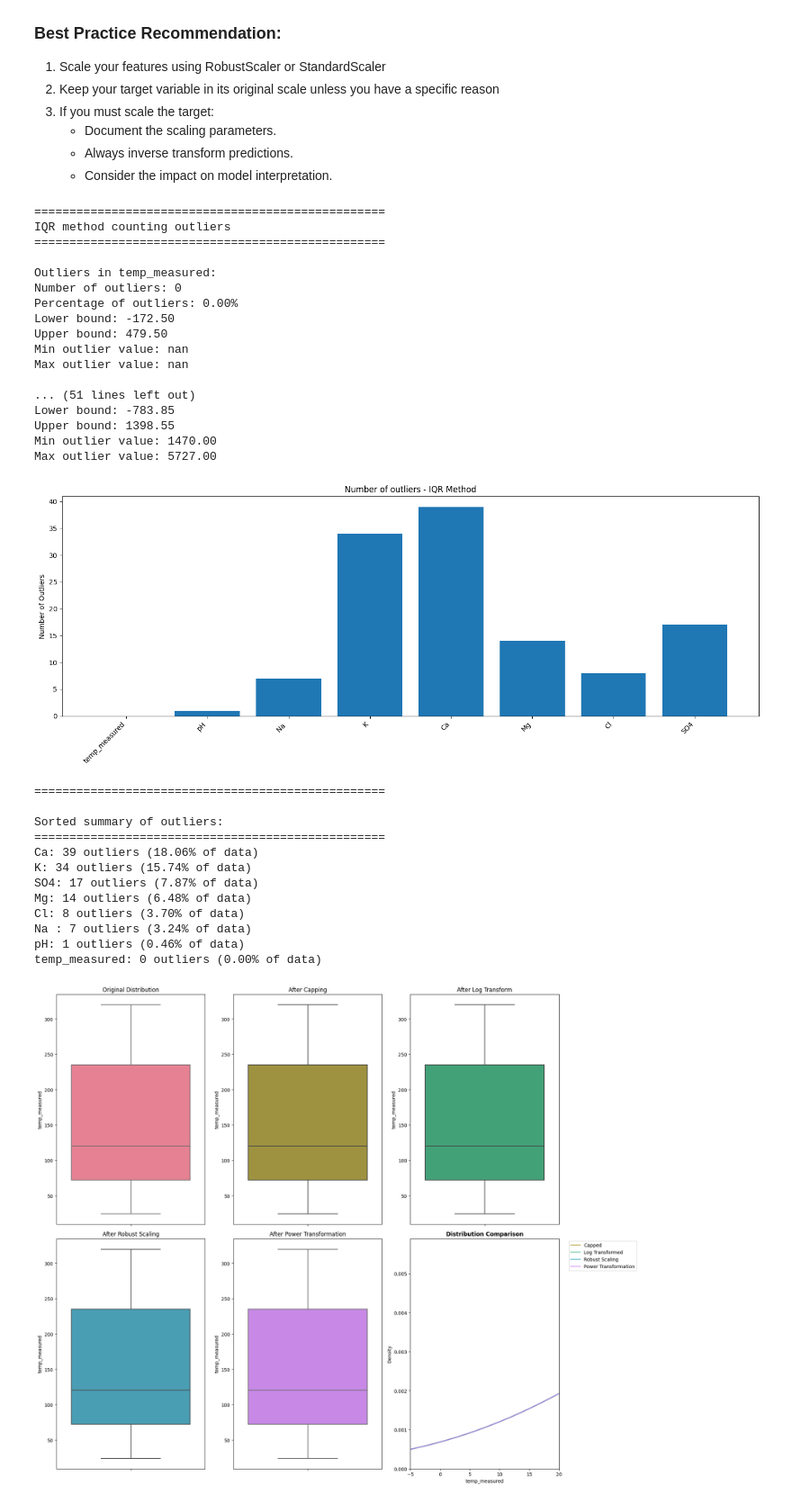
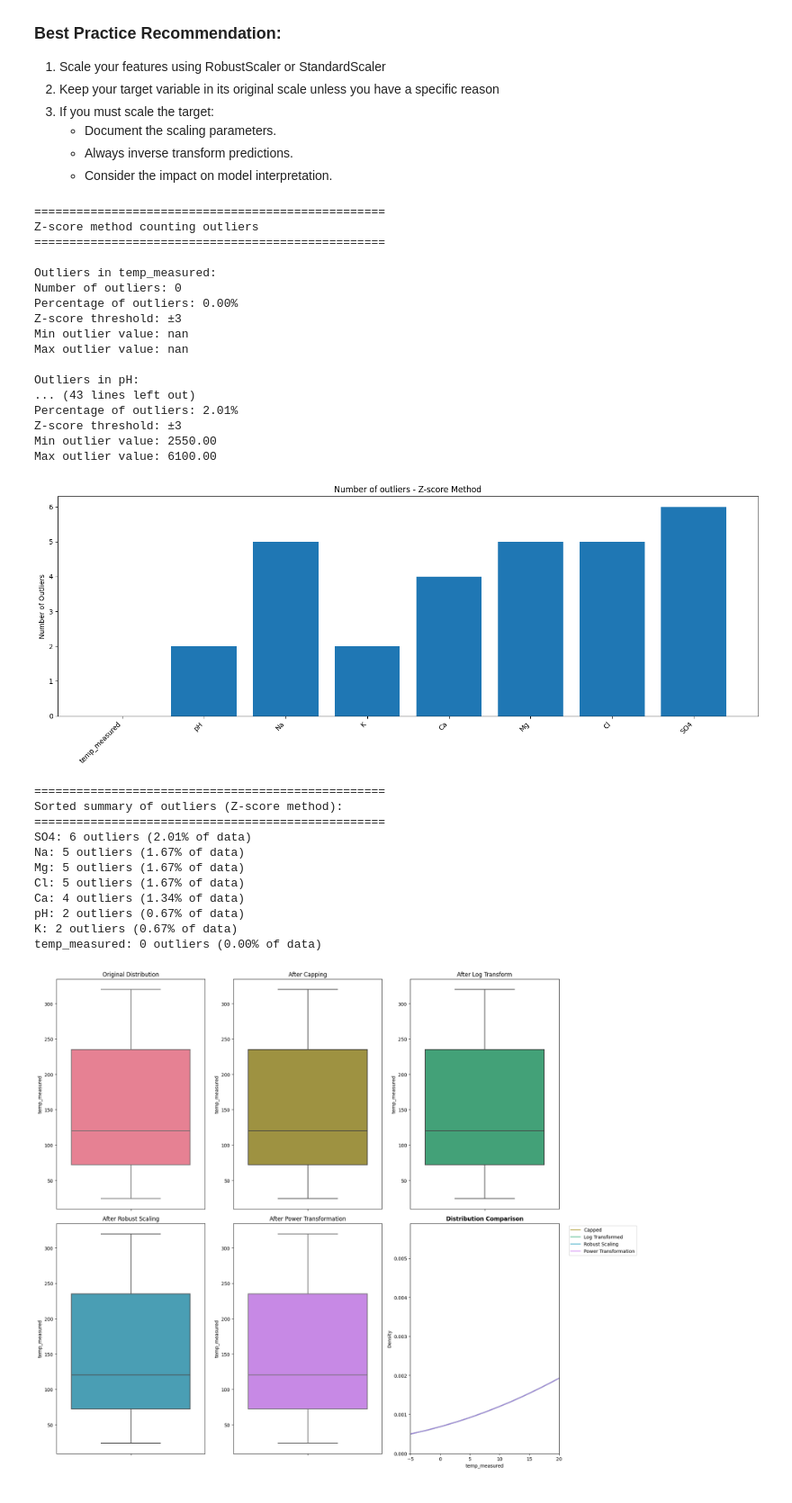
Before and after one commit to XxkmoxX/ML_geoTemp_prediction, a Jupyter notebook: EDA_geoTemp_prediction.ipynb, the cells around one changed output. Shown at 90% size. Cells and saved outputs as stored; diff of their text form; code cells hidden in the pictures.

```diff
--- a/EDA_geoTemp_prediction.ipynb
+++ b/EDA_geoTemp_prediction.ipynb
@@ -26,7 +26,7 @@ Processed CSV file as csv/dataset_dots.csv to replace commas for dots.
 # %%
 ### Exploratory Data Analysis ###
 
-df = pd.read_csv('csv/dataset_dots.csv')
+df = pd.read_csv('csv/combined_dataset.csv')
 
 # Principal information about the dataset
 print('='*50)
@@ -330,7 +329,7 @@ _Special cases where scaling the target might help:_
 # %%
 ### Counting outliers: IQR or Z-score method
 
-counting_method = 'IQR'         # 'IQR' or 'Z-score'
+counting_method = 'Z-score'         # 'IQR' or 'Z-score'
 
 if counting_method == 'IQR':
     print('='*50)
@@ -399,53 +398,52 @@ elif counting_method == 'Z-score':
 
     outliers_summary = {}
     for column in numeric_cols:
         outliers_count = count_outliers_zscore(df, column)
         outliers_summary[column] = outliers_count
 
     plt.figure(figsize=(15, 6))
     plt.bar(outliers_summary.keys(), outliers_summary.values())
     plt.xticks(rotation=45, ha='right')
     plt.title('Number of outliers - Z-score Method')
     plt.ylabel('Number of Outliers')
     plt.tight_layout()
     plt.show()
 
     print('='*50)
     print("Sorted summary of outliers (Z-score method):")
     print('='*50)
     sorted_outliers = dict(sorted(outliers_summary.items(), key=lambda x: x[1], reverse=True))
     for column, count in sorted_outliers.items():
         print(f"{column}: {count} outliers ({(count/len(df)*100):.2f}% of data)")
 # %% [output]
 ==================================================
-IQR method counting outliers
+Z-score method counting outliers
 ==================================================
 
 Outliers in temp_measured:
 Number of outliers: 0
 Percentage of outliers: 0.00%
-Lower bound: -172.50
-Upper bound: 479.50
+Z-score threshold: ±3
 Min outlier value: nan
 Max outlier value: nan
 
-... (51 lines left out)
-Lower bound: -783.85
-Upper bound: 1398.55
-Min outlier value: 1470.00
-Max outlier value: 5727.00
+Outliers in pH:
+... (43 lines left out)
+Percentage of outliers: 2.01%
+Z-score threshold: ±3
+Min outlier value: 2550.00
+Max outlier value: 6100.00
-[figure, old version]
+[figure, new version]
 ==================================================
-
-Sorted summary of outliers:
+Sorted summary of outliers (Z-score method):
 ==================================================
-Ca: 39 outliers (18.06% of data)
-K: 34 outliers (15.74% of data)
-SO4: 17 outliers (7.87% of data)
-Mg: 14 outliers (6.48% of data)
-Cl: 8 outliers (3.70% of data)
-Na : 7 outliers (3.24% of data)
-pH: 1 outliers (0.46% of data)
+SO4: 6 outliers (2.01% of data)
+Na: 5 outliers (1.67% of data)
+Mg: 5 outliers (1.67% of data)
+Cl: 5 outliers (1.67% of data)
+Ca: 4 outliers (1.34% of data)
+pH: 2 outliers (0.67% of data)
+K: 2 outliers (0.67% of data)
 temp_measured: 0 outliers (0.00% of data)
 # %%
 ### Handling outliers function definition
```
Also changed, not shown: parts of 3 cells of this notebook, 11 other files.
